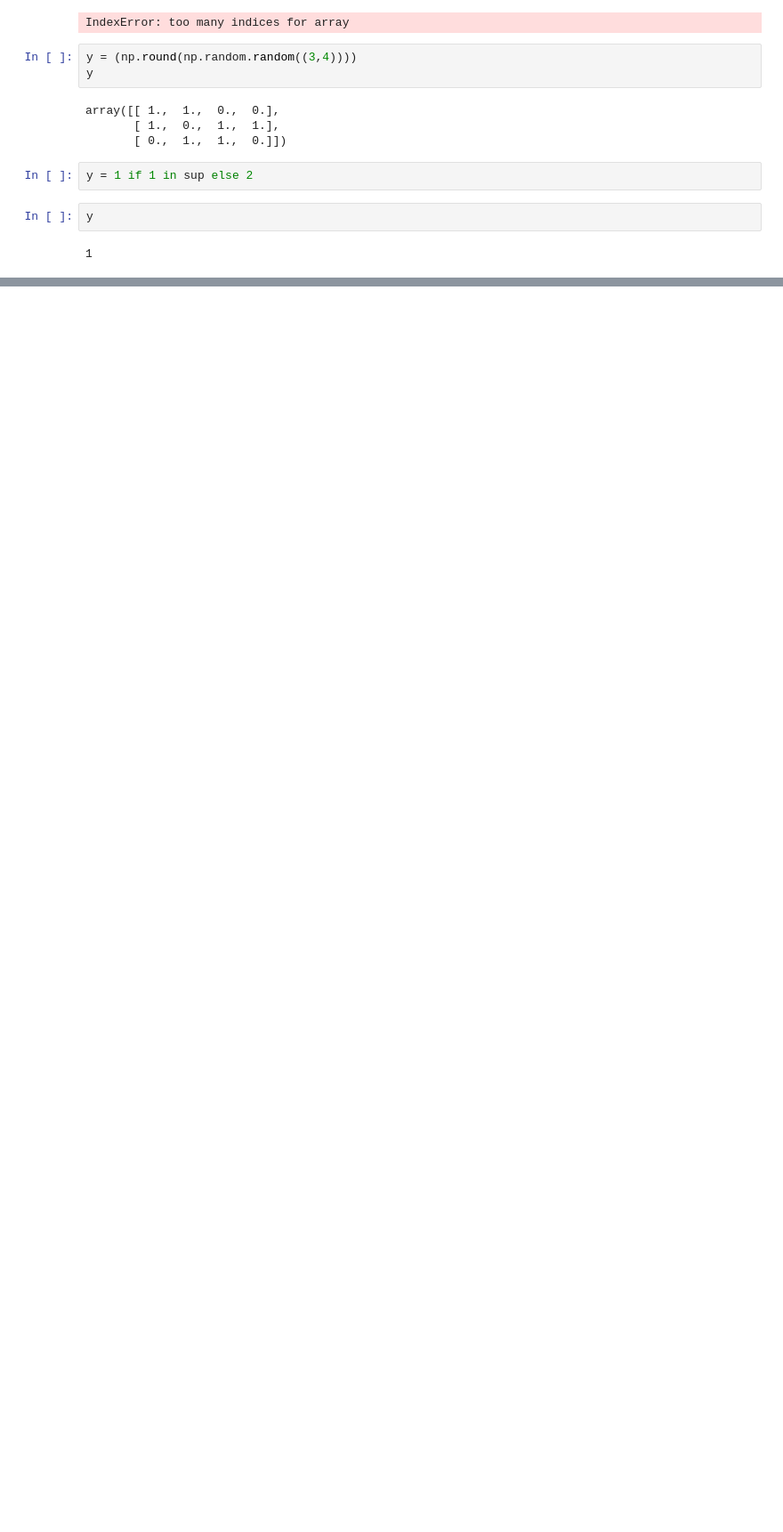
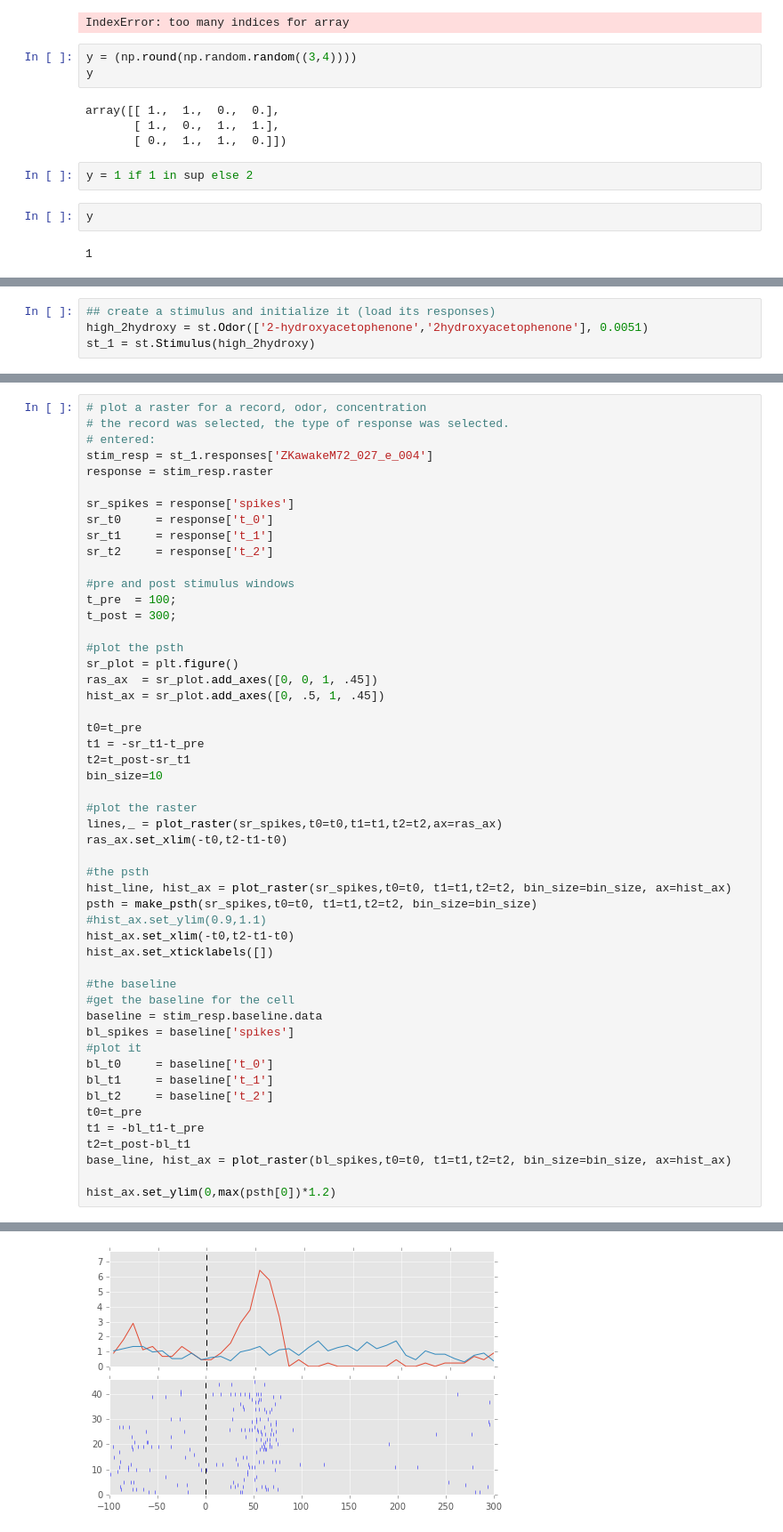
Before and after one commit to zekearneodo/ephys-tools, a Jupyter notebook: ephysScripts/plot_playground-with-modules.ipynb, the cells around one changed output, grey strips where cells are left out. Shown at 89% size. Cells and saved outputs as stored; diff of their text form; blank space fills up the shorter version.

Commit message:
added response plotting, finished stimulus filtering and plotting. next: sniff and warping

```diff
--- a/ephysScripts/plot_playground-with-modules.ipynb
+++ b/ephysScripts/plot_playground-with-modules.ipynb
@@ -332,0 +343,4 @@ y
+# %%
+## create a stimulus and initialize it (load its responses)
+high_2hydroxy = st.Odor(['2-hydroxyacetophenone','2hydroxyacetophenone'], 0.0051)
+st_1 = st.Stimulus(high_2hydroxy)
@@ -332,0 +361,52 @@ y
+# %%
+# plot a raster for a record, odor, concentration
+# the record was selected, the type of response was selected.
+# entered:
+stim_resp = st_1.responses['ZKawakeM72_027_e_004']
+response = stim_resp.raster
+
+sr_spikes = response['spikes']
+sr_t0     = response['t_0']
+sr_t1     = response['t_1']
+sr_t2     = response['t_2']
+
+#pre and post stimulus windows
+t_pre  = 100;
+t_post = 300;
+
+#plot the psth
+sr_plot = plt.figure()
+ras_ax  = sr_plot.add_axes([0, 0, 1, .45])
+hist_ax = sr_plot.add_axes([0, .5, 1, .45])
+
+t0=t_pre
+t1 = -sr_t1-t_pre
+t2=t_post-sr_t1
+bin_size=10
+
+#plot the raster
+lines,_ = plot_raster(sr_spikes,t0=t0,t1=t1,t2=t2,ax=ras_ax)
+ras_ax.set_xlim(-t0,t2-t1-t0)
+
+#the psth
+hist_line, hist_ax = plot_raster(sr_spikes,t0=t0, t1=t1,t2=t2, bin_size=bin_size, ax=hist_ax)
+psth = make_psth(sr_spikes,t0=t0, t1=t1,t2=t2, bin_size=bin_size)
+#hist_ax.set_ylim(0.9,1.1)
+hist_ax.set_xlim(-t0,t2-t1-t0)
+hist_ax.set_xticklabels([])
+
+#the baseline
+#get the baseline for the cell
+baseline = stim_resp.baseline.data
+bl_spikes = baseline['spikes']
+#plot it
+bl_t0     = baseline['t_0']
+bl_t1     = baseline['t_1']
+bl_t2     = baseline['t_2']
+t0=t_pre
+t1 = -bl_t1-t_pre
+t2=t_post-bl_t1
+base_line, hist_ax = plot_raster(bl_spikes,t0=t0, t1=t1,t2=t2, bin_size=bin_size, ax=hist_ax)
+
+hist_ax.set_ylim(0,max(psth[0])*1.2)
+# %% [output]
@@ -332,0 +414 @@ y
+[figure, added]
```
Also changed, not shown: parts of 9 cells of this notebook, 7 other files.
